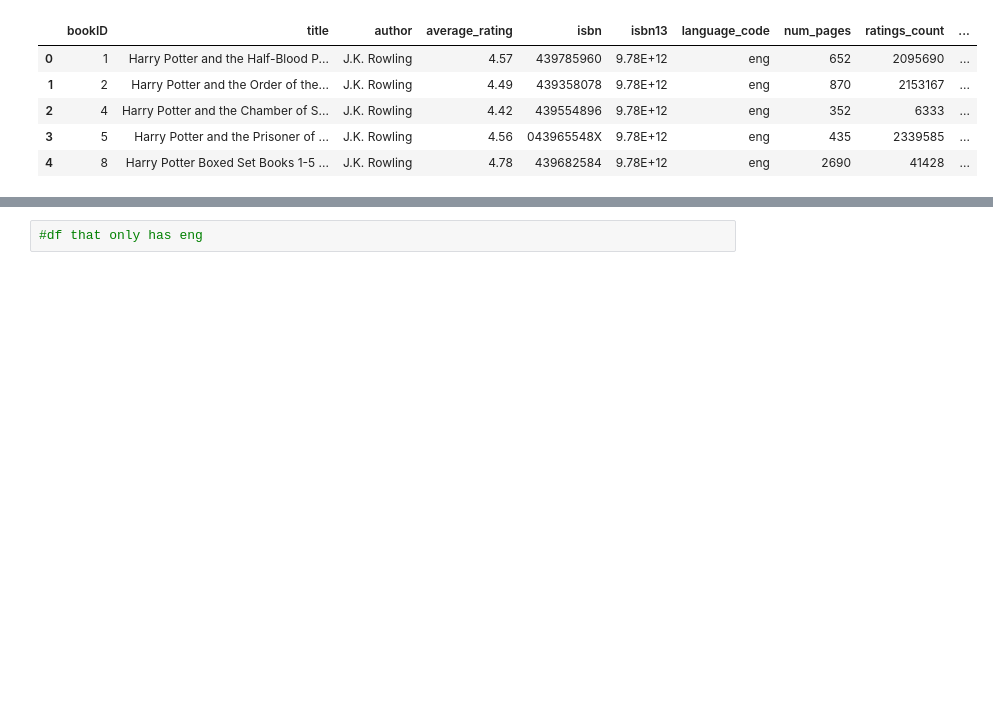
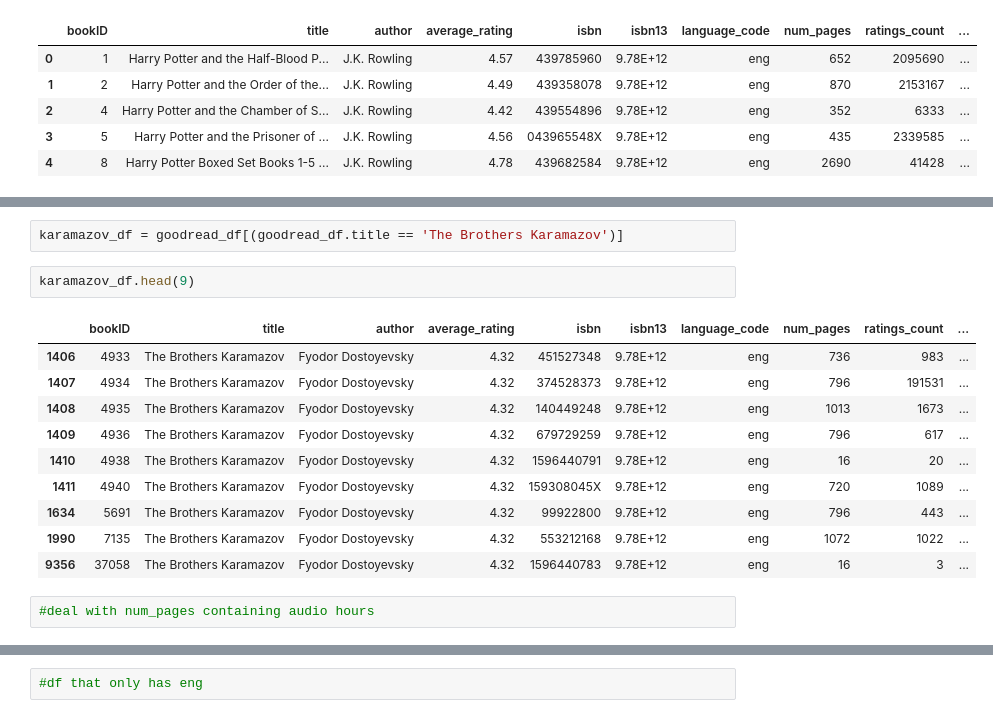
Before and after one commit to jfrankbryant/data-science-blog-post, a Jupyter notebook: DataScienceBlogPost_Books.ipynb, the cells around one changed output, grey strips where cells are left out. Cells and saved outputs as stored; diff of their text form; blank space fills up the shorter version.

Commit message:
Clean up audiobook data

```diff
--- a/DataScienceBlogPost_Books.ipynb
+++ b/DataScienceBlogPost_Books.ipynb
@@ -260,0 +302,17 @@ Name: author, Length: 4219, dtype: int64
+# %%
+karamazov_df = goodread_df[(goodread_df.title == 'The Brothers Karamazov')]
+# %%
+karamazov_df.head(9)
+# %% [output]
+|  | bookID | title | author | average_rating | isbn | isbn13 | language_code | num_pages | ratings_count | ... |
+| 1406 | 4933 | The Brothers Karamazov | Fyodor Dostoyevsky | 4.32 | 451527348 | 9.78E+12 | eng | 736 | 983 | ... |
+| 1407 | 4934 | The Brothers Karamazov | Fyodor Dostoyevsky | 4.32 | 374528373 | 9.78E+12 | eng | 796 | 191531 | ... |
+| 1408 | 4935 | The Brothers Karamazov | Fyodor Dostoyevsky | 4.32 | 140449248 | 9.78E+12 | eng | 1013 | 1673 | ... |
+| 1409 | 4936 | The Brothers Karamazov | Fyodor Dostoyevsky | 4.32 | 679729259 | 9.78E+12 | eng | 796 | 617 | ... |
+| 1410 | 4938 | The Brothers Karamazov | Fyodor Dostoyevsky | 4.32 | 1596440791 | 9.78E+12 | eng | 16 | 20 | ... |
+| 1411 | 4940 | The Brothers Karamazov | Fyodor Dostoyevsky | 4.32 | 159308045X | 9.78E+12 | eng | 720 | 1089 | ... |
+| 1634 | 5691 | The Brothers Karamazov | Fyodor Dostoyevsky | 4.32 | 99922800 | 9.78E+12 | eng | 796 | 443 | ... |
+| 1990 | 7135 | The Brothers Karamazov | Fyodor Dostoyevsky | 4.32 | 553212168 | 9.78E+12 | eng | 1072 | 1022 | ... |
+| 9356 | 37058 | The Brothers Karamazov | Fyodor Dostoyevsky | 4.32 | 1596440783 | 9.78E+12 | eng | 16 | 3 | ... |
+# %%
+#deal with num_pages containing audio hours
```
Also changed, not shown: parts of 21 cells of this notebook.
